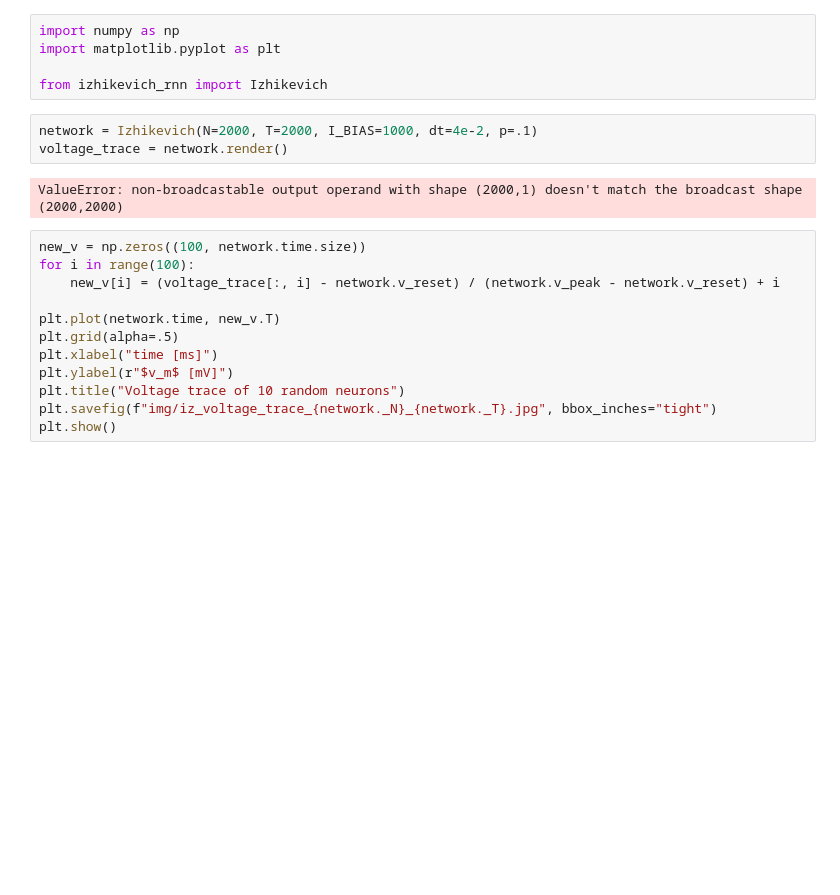
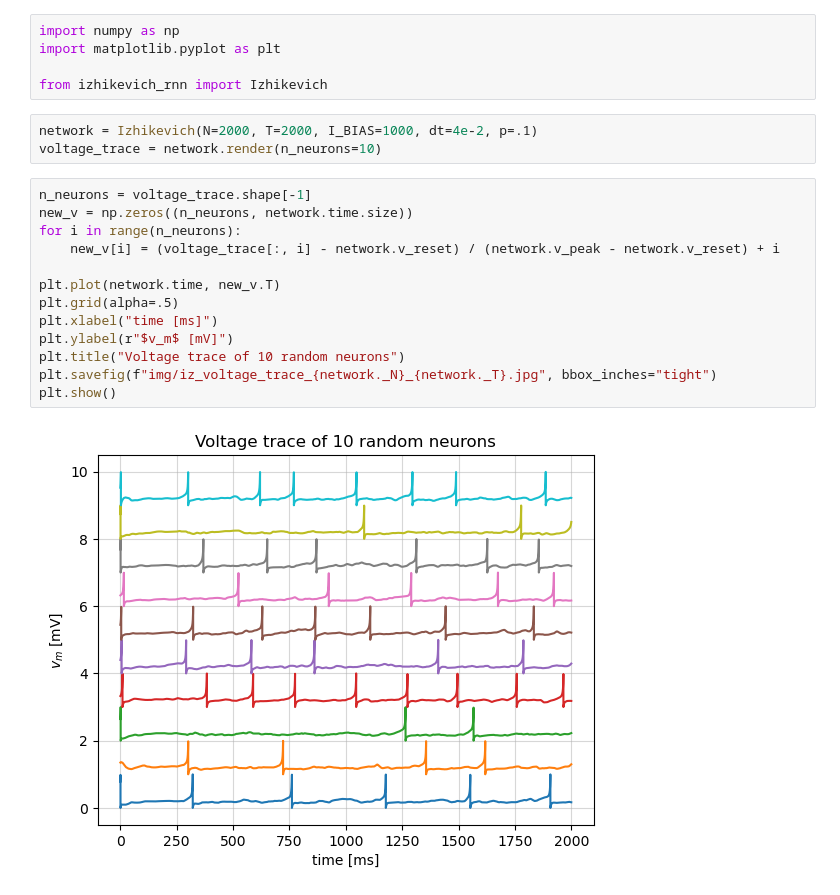
Before and after one commit to ali-mahani/lif-force, a Jupyter notebook: preliminary/test_model.ipynb, the cells around one changed output. Drawn from its saved outputs; the diff is of its cells as text; blank space fills up the shorter version.

```diff
--- a/preliminary/test_model.ipynb
+++ b/preliminary/test_model.ipynb
@@ -5,21 +5,22 @@ import matplotlib.pyplot as plt
 from izhikevich_rnn import Izhikevich
 # %%
 network = Izhikevich(N=2000, T=2000, I_BIAS=1000, dt=4e-2, p=.1)
-voltage_trace = network.render()
+voltage_trace = network.render(n_neurons=10)
-# %% [output]
-ValueError: non-broadcastable output operand with shape (2000,1) doesn't match the broadcast shape (2000,2000)
 # %%
-new_v = np.zeros((100, network.time.size))
-for i in range(100):
+n_neurons = voltage_trace.shape[-1]
+new_v = np.zeros((n_neurons, network.time.size))
+for i in range(n_neurons):
     new_v[i] = (voltage_trace[:, i] - network.v_reset) / (network.v_peak - network.v_reset) + i
 
 plt.plot(network.time, new_v.T)
 plt.grid(alpha=.5)
 plt.xlabel("time [ms]")
 plt.ylabel(r"$v_m$ [mV]")
 plt.title("Voltage trace of 10 random neurons")
 plt.savefig(f"img/iz_voltage_trace_{network._N}_{network._T}.jpg", bbox_inches="tight")
 plt.show()
+# %% [output]
+[figure, added]
 # %%
 plt.eventplot(network.tspike, linewidths=1, linelengths=1, colors='b')
 plt.xlabel("time [ms]")
```
Also changed, not shown: parts of 1 cell of this notebook, 3 other files.
